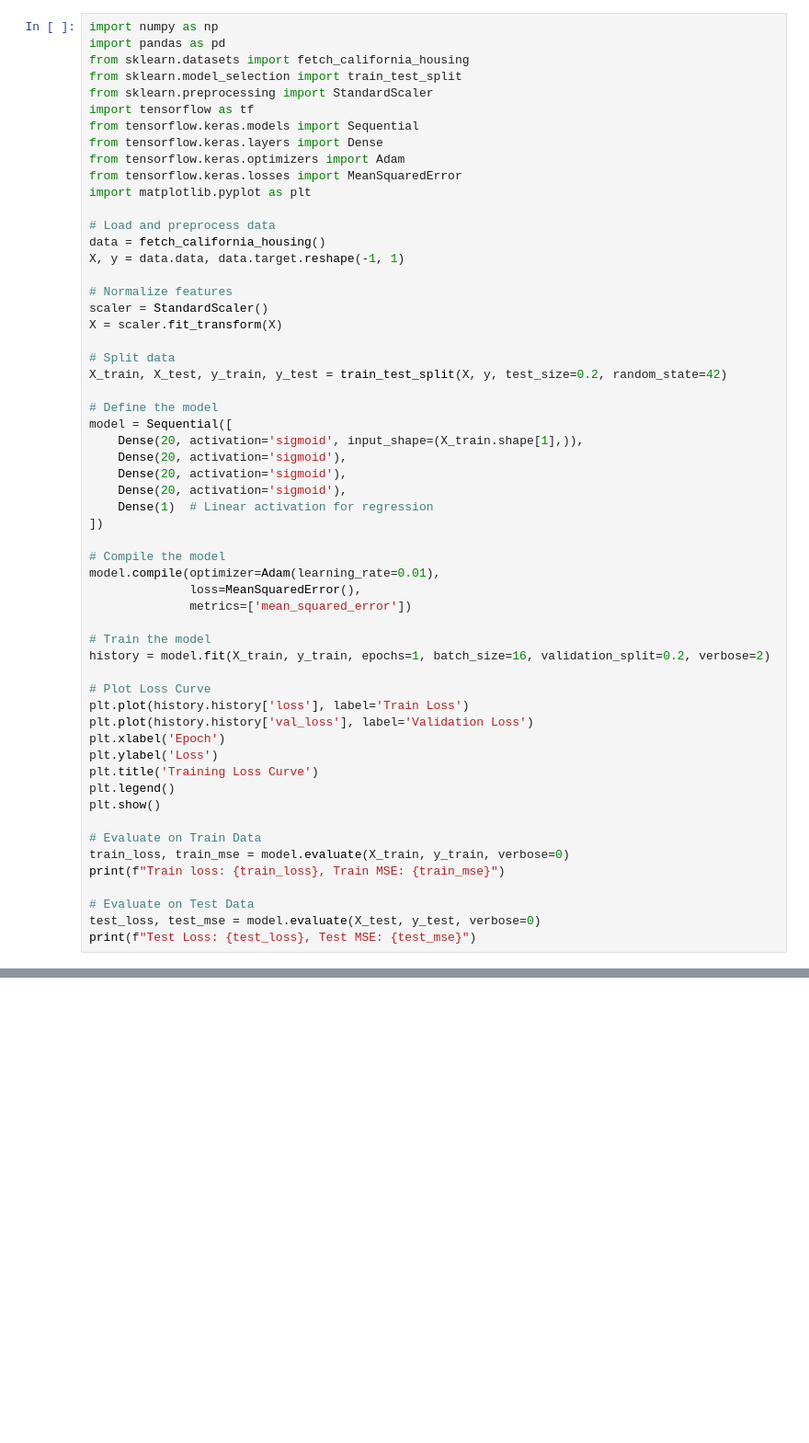
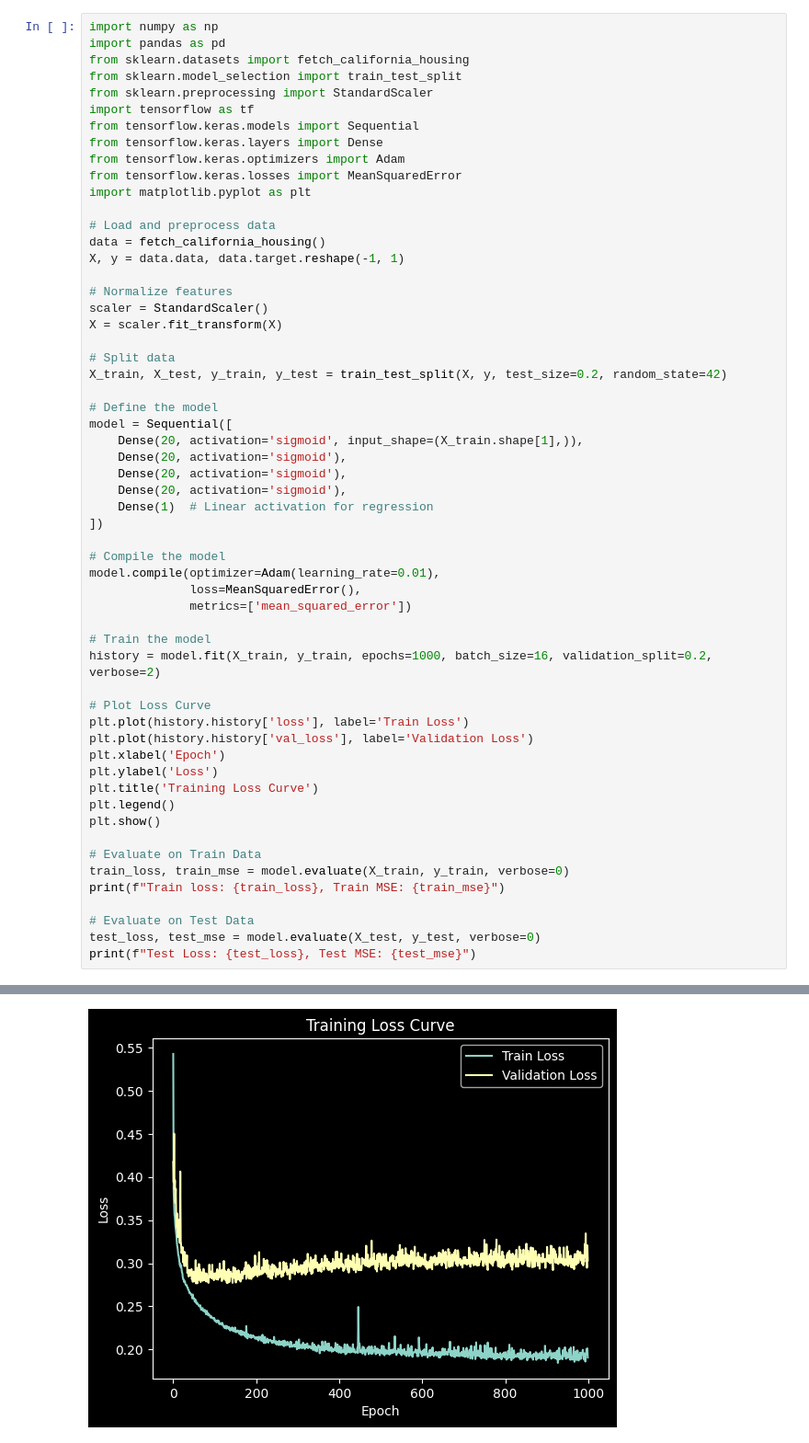
Before and after one commit to sai-12-oss/Study-in-2025, a Jupyter notebook: Project/AIREX/TRFNN.ipynb, the cells around one changed output, grey strips where cells are left out. Shown at 92% size. Cells and saved outputs as stored; diff of their text form; blank space fills up the shorter version.

```diff
--- a/Project/AIREX/TRFNN.ipynb
+++ b/Project/AIREX/TRFNN.ipynb
@@ -37,7 +37,7 @@ model.compile(optimizer=Adam(learning_rate=0.01),
               metrics=['mean_squared_error'])
 
 # Train the model
-history = model.fit(X_train, y_train, epochs=1, batch_size=16, validation_split=0.2, verbose=2)
+history = model.fit(X_train, y_train, epochs=1000, batch_size=16, validation_split=0.2, verbose=2)
 
 # Plot Loss Curve
 plt.plot(history.history['loss'], label='Train Loss')
@@ -59,0 +76 @@ ModuleNotFoundError: No module named 'tensorflow.python'
+[figure, added]
```
Also changed, not shown: parts of 1 cell of this notebook, 5 other files.
